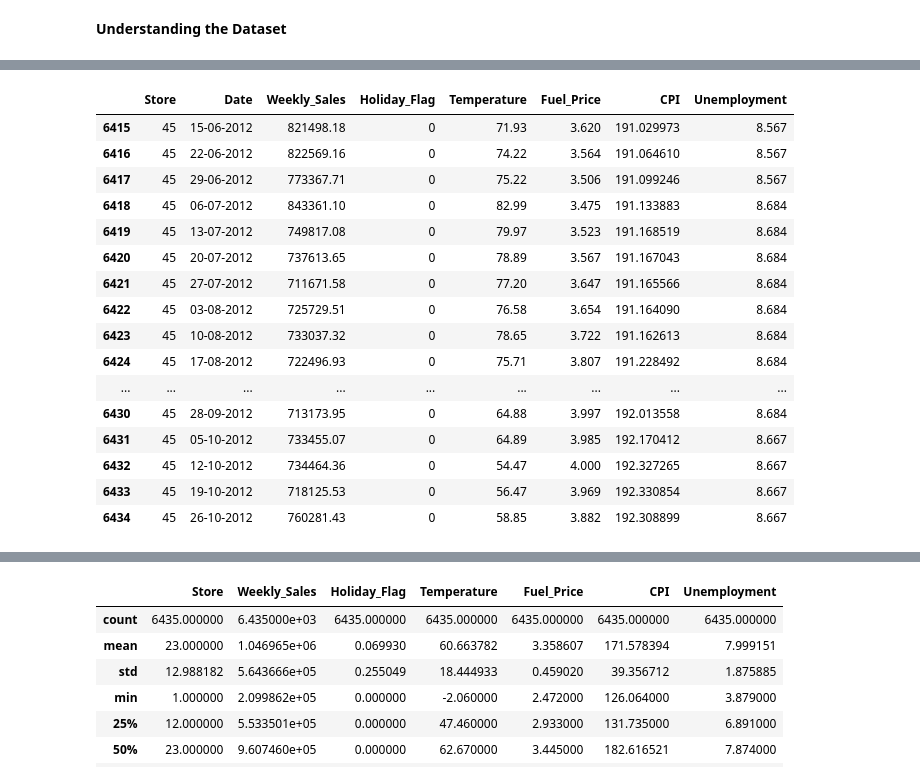
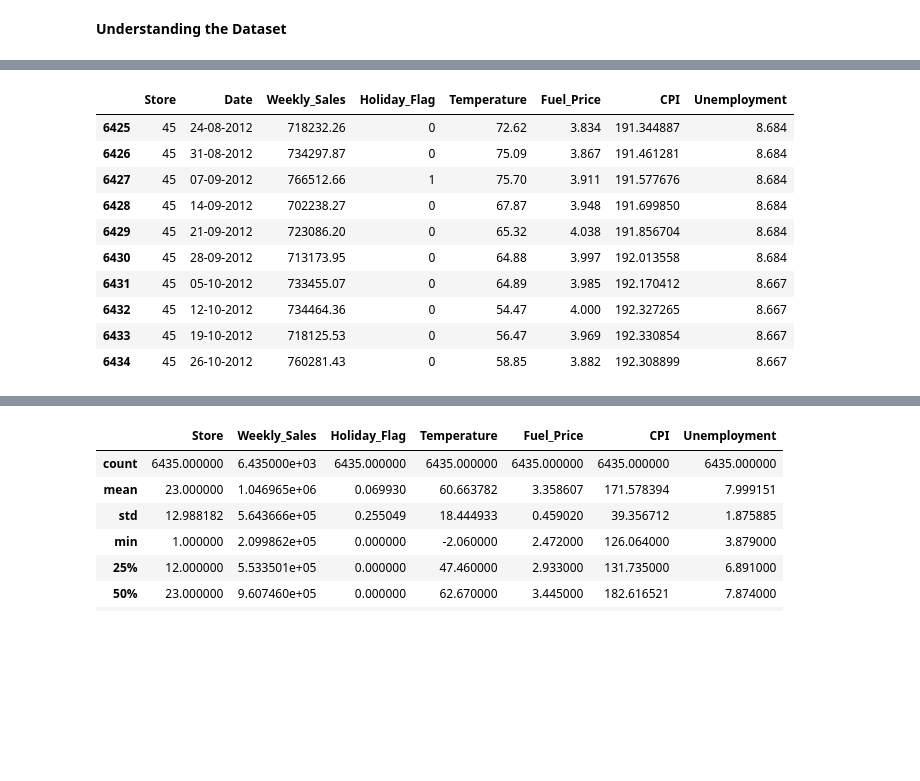
Before and after one commit to Rahul-Chouhan-407/Walmart_Capstone_Project, a Jupyter notebook: Capstone_Project_Final_Walmart.ipynb, the cells around one changed output, grey strips where cells are left out. Drawn from its saved outputs; the diff is of its cells as text; code cells hidden in the pictures; blank space fills up the shorter version.

```diff
--- a/Capstone_Project_Final_Walmart.ipynb
+++ b/Capstone_Project_Final_Walmart.ipynb
@@ -35,5 +35,5 @@ import matplotlib.pyplot as plt
 # %%
-df = pd.read_csv("/content/Walmart DataSet.csv")
+df = pd.read_csv("/content/drive/My Drive/Colab Notebooks/Intellipaat Capstone Project - Walmart/Walmart.csv")
 # %% [markdown]
 **Understanding the Dataset**
 # %%
@@ -59,18 +53,12 @@ df.head(20)
 # %%
-df.tail(20)
+df.tail(10)
 # %% [output]
 |  | Store | Date | Weekly_Sales | Holiday_Flag | Temperature | Fuel_Price | CPI | Unemployment |
-| 6415 | 45 | 15-06-2012 | 821498.18 | 0 | 71.93 | 3.620 | 191.029973 | 8.567 |
-| 6416 | 45 | 22-06-2012 | 822569.16 | 0 | 74.22 | 3.564 | 191.064610 | 8.567 |
-| 6417 | 45 | 29-06-2012 | 773367.71 | 0 | 75.22 | 3.506 | 191.099246 | 8.567 |
-| 6418 | 45 | 06-07-2012 | 843361.10 | 0 | 82.99 | 3.475 | 191.133883 | 8.684 |
-| 6419 | 45 | 13-07-2012 | 749817.08 | 0 | 79.97 | 3.523 | 191.168519 | 8.684 |
-| 6420 | 45 | 20-07-2012 | 737613.65 | 0 | 78.89 | 3.567 | 191.167043 | 8.684 |
-| 6421 | 45 | 27-07-2012 | 711671.58 | 0 | 77.20 | 3.647 | 191.165566 | 8.684 |
-| 6422 | 45 | 03-08-2012 | 725729.51 | 0 | 76.58 | 3.654 | 191.164090 | 8.684 |
-| 6423 | 45 | 10-08-2012 | 733037.32 | 0 | 78.65 | 3.722 | 191.162613 | 8.684 |
-| 6424 | 45 | 17-08-2012 | 722496.93 | 0 | 75.71 | 3.807 | 191.228492 | 8.684 |
-| ... | ... | ... | ... | ... | ... | ... | ... | ... |
+| 6425 | 45 | 24-08-2012 | 718232.26 | 0 | 72.62 | 3.834 | 191.344887 | 8.684 |
+| 6426 | 45 | 31-08-2012 | 734297.87 | 0 | 75.09 | 3.867 | 191.461281 | 8.684 |
+| 6427 | 45 | 07-09-2012 | 766512.66 | 1 | 75.70 | 3.911 | 191.577676 | 8.684 |
+| 6428 | 45 | 14-09-2012 | 702238.27 | 0 | 67.87 | 3.948 | 191.699850 | 8.684 |
+| 6429 | 45 | 21-09-2012 | 723086.20 | 0 | 65.32 | 4.038 | 191.856704 | 8.684 |
 | 6430 | 45 | 28-09-2012 | 713173.95 | 0 | 64.88 | 3.997 | 192.013558 | 8.684 |
 | 6431 | 45 | 05-10-2012 | 733455.07 | 0 | 64.89 | 3.985 | 192.170412 | 8.667 |
 | 6432 | 45 | 12-10-2012 | 734464.36 | 0 | 54.47 | 4.000 | 192.327265 | 8.667 |
```
Also changed, not shown: parts of 28 cells of this notebook.
